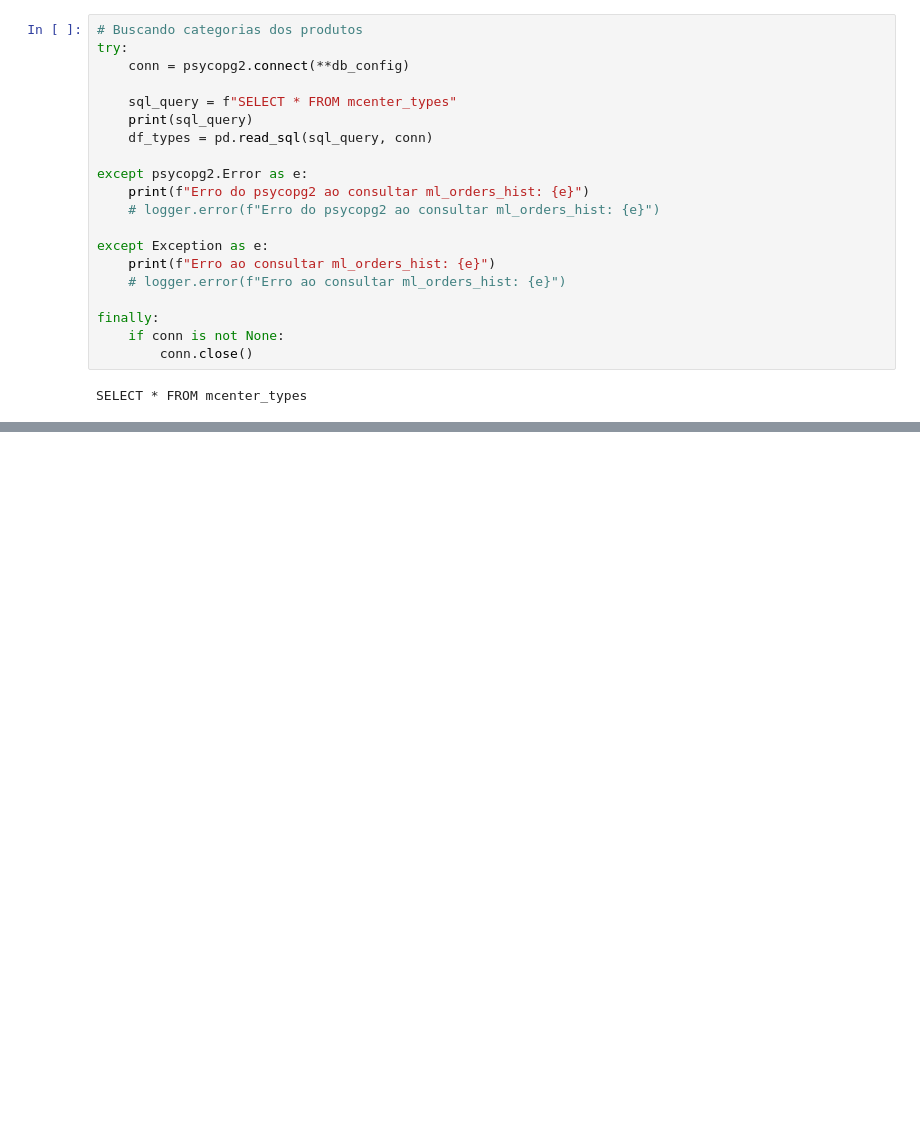
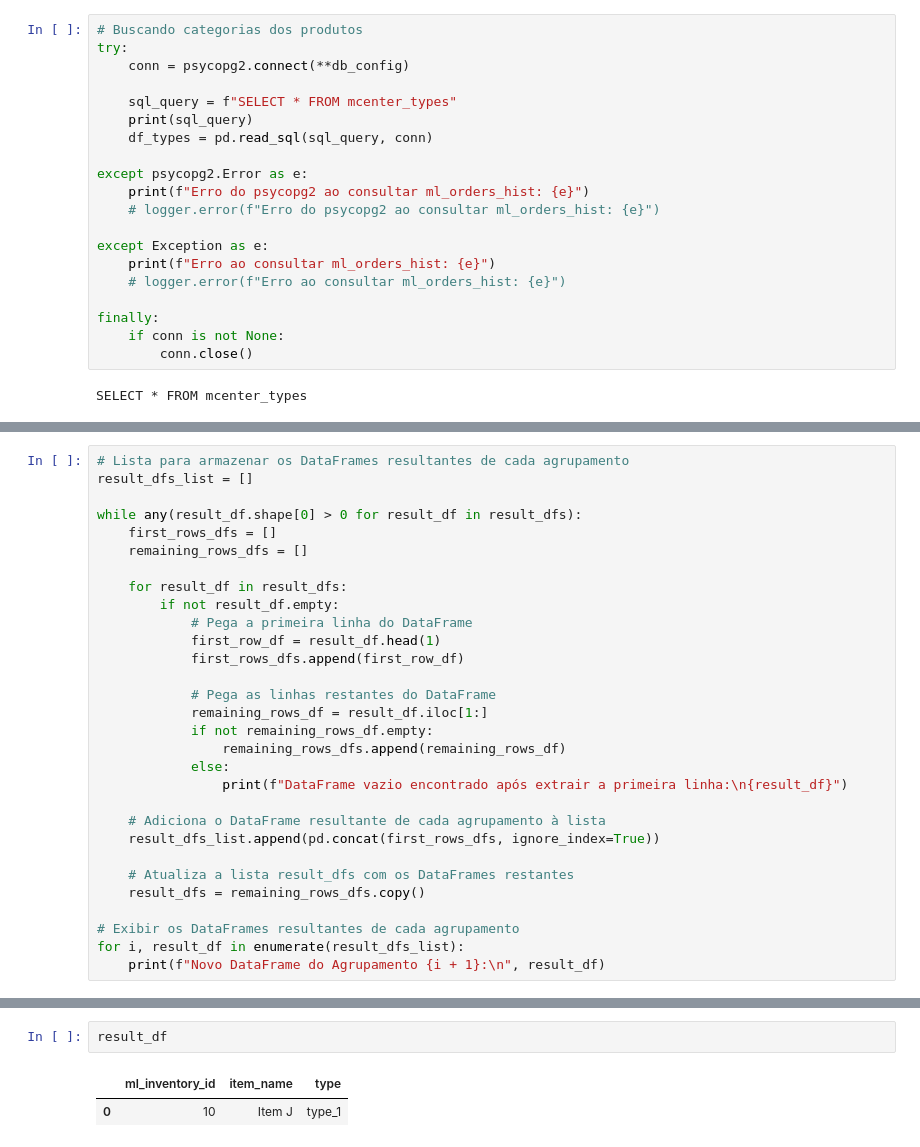
Before and after one commit to lpcoutinho/mcenter_streamlit, a Jupyter notebook: Notebooks/calculando_envio_fulfillment.ipynb, the cells around one changed output, grey strips where cells are left out. Drawn from its saved outputs; the diff is of its cells as text; blank space fills up the shorter version.

```diff
--- a/Notebooks/calculando_envio_fulfillment.ipynb
+++ b/Notebooks/calculando_envio_fulfillment.ipynb
@@ -1420,0 +1237,30 @@ modified_dfs
+# %%
+# Lista para armazenar os DataFrames resultantes de cada agrupamento
+result_dfs_list = []
+
+while any(result_df.shape[0] > 0 for result_df in result_dfs):
+    first_rows_dfs = []
+    remaining_rows_dfs = []
+
+    for result_df in result_dfs:
+        if not result_df.empty:
+            # Pega a primeira linha do DataFrame
+            first_row_df = result_df.head(1)
+            first_rows_dfs.append(first_row_df)
+
+            # Pega as linhas restantes do DataFrame
+            remaining_rows_df = result_df.iloc[1:]
+            if not remaining_rows_df.empty:
+                remaining_rows_dfs.append(remaining_rows_df)
+            else:
+                print(f"DataFrame vazio encontrado após extrair a primeira linha:\n{result_df}")
+
+    # Adiciona o DataFrame resultante de cada agrupamento à lista
+    result_dfs_list.append(pd.concat(first_rows_dfs, ignore_index=True))
+
+    # Atualiza a lista result_dfs com os DataFrames restantes
+    result_dfs = remaining_rows_dfs.copy()
+
+# Exibir os DataFrames resultantes de cada agrupamento
+for i, result_df in enumerate(result_dfs_list):
+    print(f"Novo DataFrame do Agrupamento {i + 1}:\n", result_df)
@@ -1420,0 +1301,5 @@ modified_dfs
+# %%
+result_df
+# %% [output]
+|  | ml_inventory_id | item_name | type |
+| 0 | 10 | Item J | type_1 |
```
Also changed, not shown: parts of 41 cells of this notebook, 4 other files.
